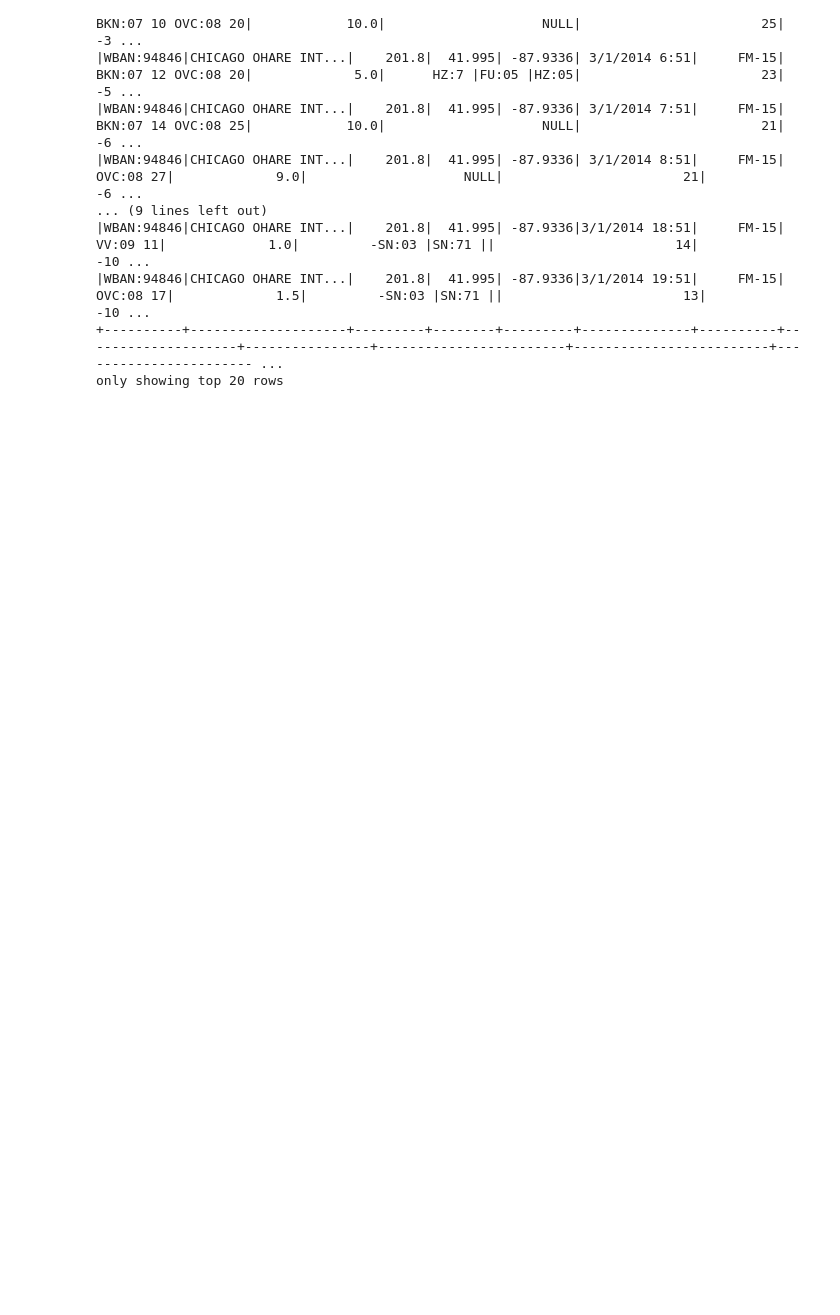
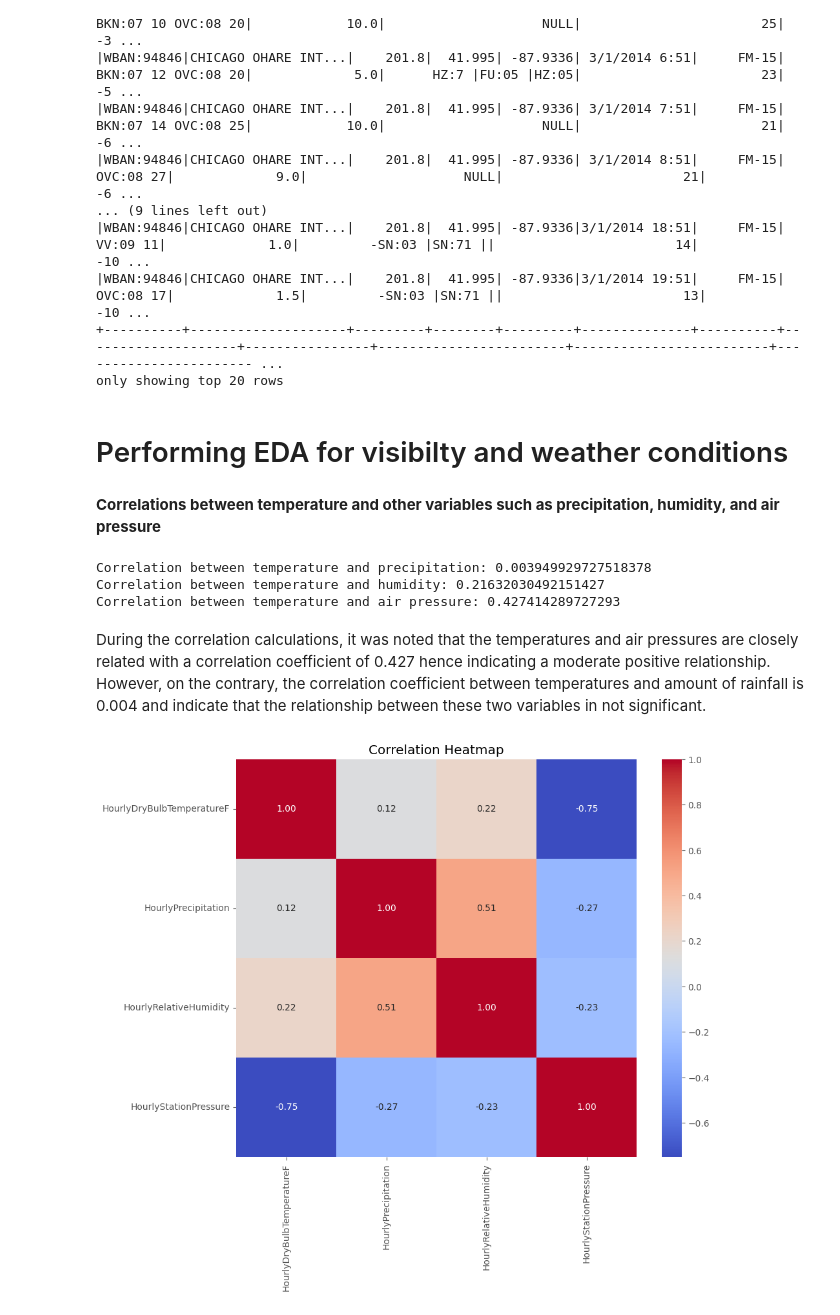
Before and after one commit to poojab2813/603-project, a Jupyter notebook: 603_project.ipynb, the cells around one changed output. Cells and saved outputs as stored; diff of their text form; code cells hidden in the pictures; blank space fills up the shorter version.

Commit message:
adding a correlation code

```diff
--- a/603_project.ipynb
+++ b/603_project.ipynb
@@ -20,7 +11,7 @@ spark = SparkSession.builder.master("local[*]").appName("Weather Analysis").getO
 # %% [markdown]
 ## <b>1 <span style='color:#0386f7de'>|</span> Reading and Understanding the Datasets</b>
 # %%
-df_weather = spark.read.csv('/content/LCD_sample.csv', header=True, inferSchema=True)
+df_weather = spark.read.csv('LCD_sample.csv', header=True, inferSchema=True)
 df_weather.show(5)
 # %% [output]
 +----------+--------------------+---------+--------+---------+-------------+----------+-------------------+----------------+------------------------+-------------------------+------------------------- ...
@@ -117,3 +121,39 @@ df_transformed.show()
 |WBAN:94846|CHICAGO OHARE INT...|    201.8|  41.995| -87.9336|3/1/2014 19:51|     FM-15|           OVC:08 17|             1.5|         -SN:03 |SN:71 ||                       13|                    -10 ...
 +----------+--------------------+---------+--------+---------+--------------+----------+--------------------+----------------+------------------------+-------------------------+----------------------- ...
 only showing top 20 rows
+# %% [markdown]
+# Performing EDA for visibilty and weather conditions
+# %% [markdown]
+**Correlations between temperature and other variables such as precipitation, humidity, and air pressure**
+# %%
+# Convert columns to appropriate data types
+df = df.withColumn("HourlyDryBulbTemperatureF", df["HourlyDryBulbTemperatureF"].cast("float"))
+df = df.withColumn("HourlyPrecipitation", df["HourlyPrecipitation"].cast("float"))
+# %%
+# Calculate correlation coefficients using the correct column names
+correlation_temperature_precipitation = df.stat.corr("HourlyDryBulbTemperatureF", "HourlyPrecipitation")
+correlation_temperature_humidity = df.stat.corr("HourlyDryBulbTemperatureF", "HourlyRelativeHumidity")
+correlation_temperature_air_pressure = df.stat.corr("HourlyDryBulbTemperatureF", "HourlyStationPressure")
+
+print("Correlation between temperature and precipitation:", correlation_temperature_precipitation)
+print("Correlation between temperature and humidity:", correlation_temperature_humidity)
+print("Correlation between temperature and air pressure:", correlation_temperature_air_pressure)
+# %% [output]
+Correlation between temperature and precipitation: 0.003949929727518378
+Correlation between temperature and humidity: 0.21632030492151427
+Correlation between temperature and air pressure: 0.427414289727293
+# %% [markdown]
+During the correlation calculations, it was noted that the temperatures and air pressures are closely related with a correlation coefficient of 0.427 hence indicating a moderate positive relationship. However, on the contrary, the correlation coefficient between temperatures and amount of rainfall is 0.004 and indicate that the relationship between these two variables in not significant.
+# %%
+import seaborn as sns
+
+# Calculate correlation matrix
+correlation_matrix = df.select("HourlyDryBulbTemperatureF", "HourlyPrecipitation", "HourlyRelativeHumidity", "HourlyStationPressure").toPandas().corr()
+
+# Create heatmap
+plt.figure(figsize=(10, 8))
+sns.heatmap(correlation_matrix, annot=True, cmap="coolwarm", fmt=".2f")
+plt.title('Correlation Heatmap')
+plt.show()
+# %% [output]
+[figure, added]
```
Also changed, not shown: parts of 39 cells of this notebook.
